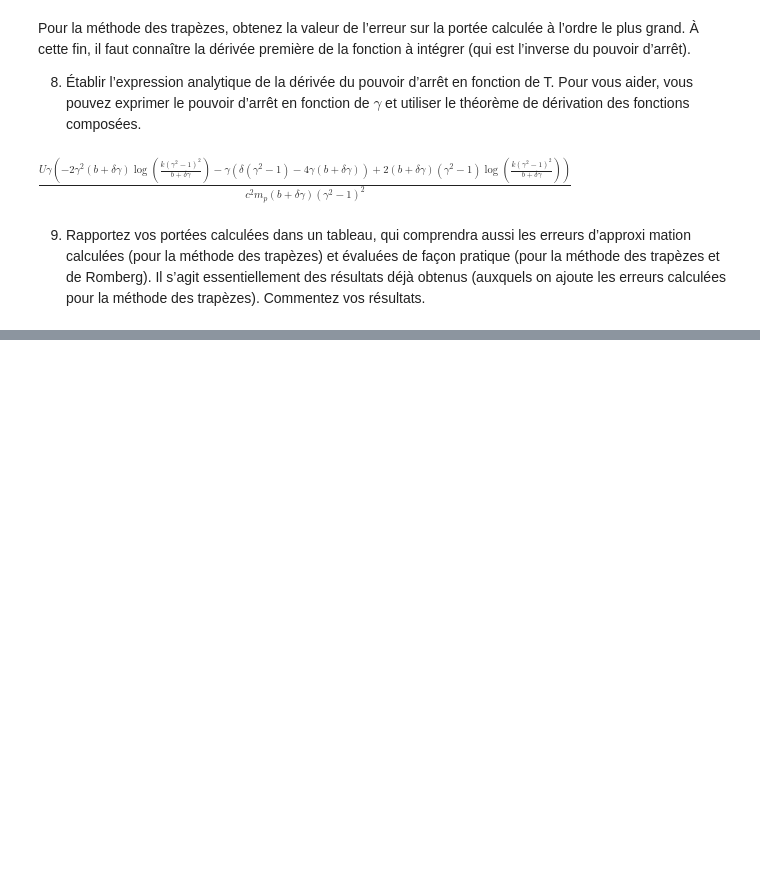
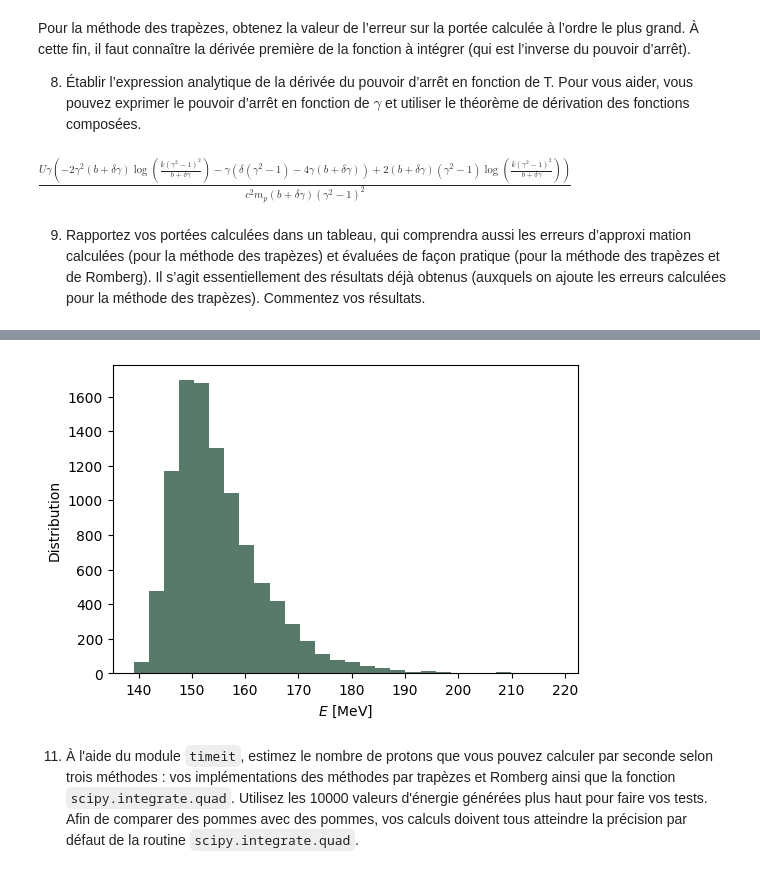
Before and after one commit to Antetokounpo/PhysNum-TP, a Jupyter notebook: tp1.ipynb, the cells around one changed output, grey strips where cells are left out. Drawn from its saved outputs; the diff is of its cells as text; code cells hidden in the pictures; blank space fills up the shorter version.

````diff
--- a/tp1.ipynb
+++ b/tp1.ipynb
@@ -395,0 +404,17 @@ mation calculées (pour la méthode des trapèzes) et évaluées de façon prati
+# %%
+from scipy.stats import moyal
+import matplotlib.pyplot as plt
+import numpy as np
+
+
+distribution = moyal.rvs(loc=150, scale=4, size=10000)
+rice_criterion = int(np.ceil(np.cbrt(2*distribution.shape[0]))) # Critère pour déterminer le nombre de "bins" pour l'histogramme
+plt.figure(figsize=(6,4))
+plt.hist(distribution, rice_criterion, color="#11422b", alpha=0.7)
+plt.xlabel("$E$ [MeV]")
+plt.ylabel("Distribution")
+plt.show()
+# %% [output]
+[figure, added]
+# %% [markdown]
+11. À l'aide du module ```timeit```, estimez le nombre de protons que vous pouvez calculer par seconde selon trois méthodes : vos implémentations des méthodes par trapèzes et Romberg ainsi que la fonction ```scipy.integrate.quad```. Utilisez les 10000 valeurs d'énergie générées plus haut pour faire vos tests. Afin de comparer des pommes avec des pommes, vos calculs doivent tous atteindre la précision par défaut de la routine ```scipy.integrate.quad```.
````
Also changed, not shown: parts of 1 cell of this notebook.
